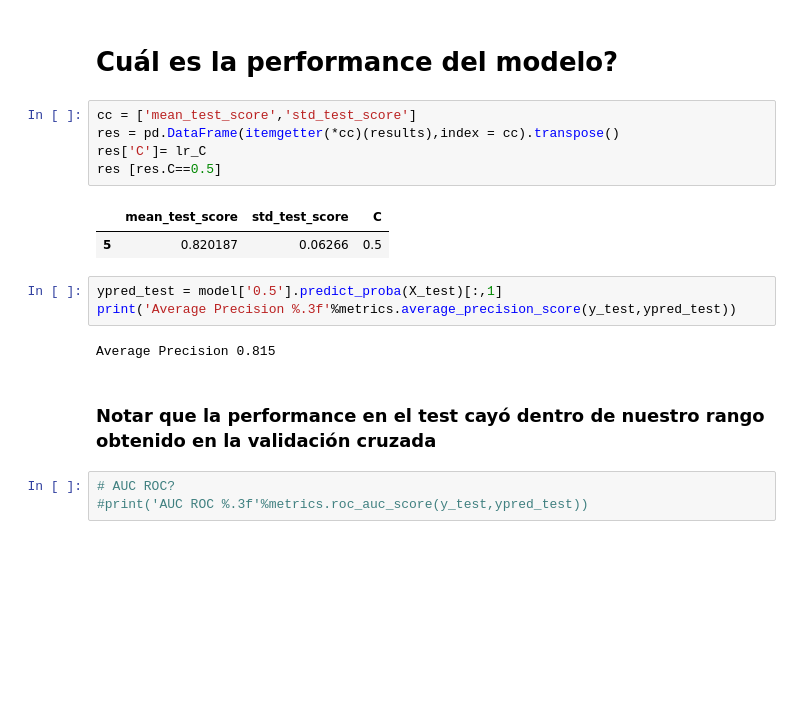
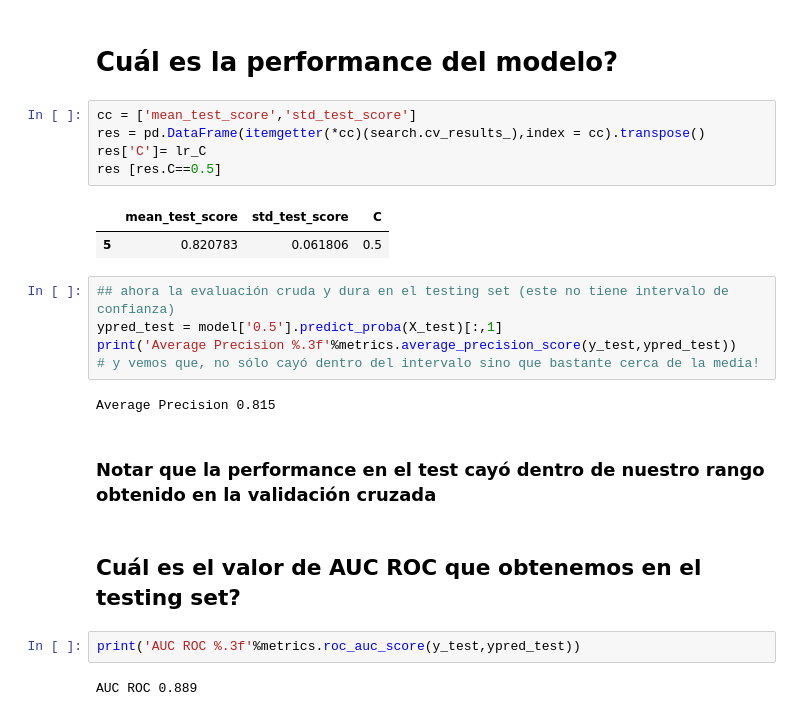
Before and after one commit to JulianaSevero/ML_workshop2020, a Jupyter notebook: notebooks/wb2_LogisticRegression.ipynb, the cells around one changed output. Cells and saved outputs as stored; diff of their text form; blank space fills up the shorter version.

```diff
--- a/notebooks/wb2_LogisticRegression.ipynb
+++ b/notebooks/wb2_LogisticRegression.ipynb
@@ -399,19 +241,24 @@ plt.show()
 # Cuál es la performance del modelo?
 # %%
 cc = ['mean_test_score','std_test_score']
-res = pd.DataFrame(itemgetter(*cc)(results),index = cc).transpose()
+res = pd.DataFrame(itemgetter(*cc)(search.cv_results_),index = cc).transpose()
 res['C']= lr_C
 res [res.C==0.5]
 # %% [output]
 |  | mean_test_score | std_test_score | C |
-| 5 | 0.820187 | 0.06266 | 0.5 |
+| 5 | 0.820783 | 0.061806 | 0.5 |
-# %%
-ypred_test = model['0.5'].predict_proba(X_test)[:,1]
-print('Average Precision %.3f'%metrics.average_precision_score(y_test,ypred_test))
-# %% [output]
-Average Precision 0.815
+# %%
+## ahora la evaluación cruda y dura en el testing set (este no tiene intervalo de confianza)
+ypred_test = model['0.5'].predict_proba(X_test)[:,1]
+print('Average Precision %.3f'%metrics.average_precision_score(y_test,ypred_test))
+# y vemos que, no sólo cayó dentro del intervalo sino que bastante cerca de la media!
+# %% [output]
+Average Precision 0.815
 # %% [markdown]
 ### Notar que la performance en el test cayó dentro de nuestro rango obtenido en la validación cruzada
+# %% [markdown]
+## Cuál es el valor de AUC ROC que obtenemos en el testing set?
 # %%
-# AUC ROC?
-#print('AUC ROC %.3f'%metrics.roc_auc_score(y_test,ypred_test))
+print('AUC ROC %.3f'%metrics.roc_auc_score(y_test,ypred_test))
+# %% [output]
+AUC ROC 0.889
```
Also changed, not shown: parts of 43 cells of this notebook.
